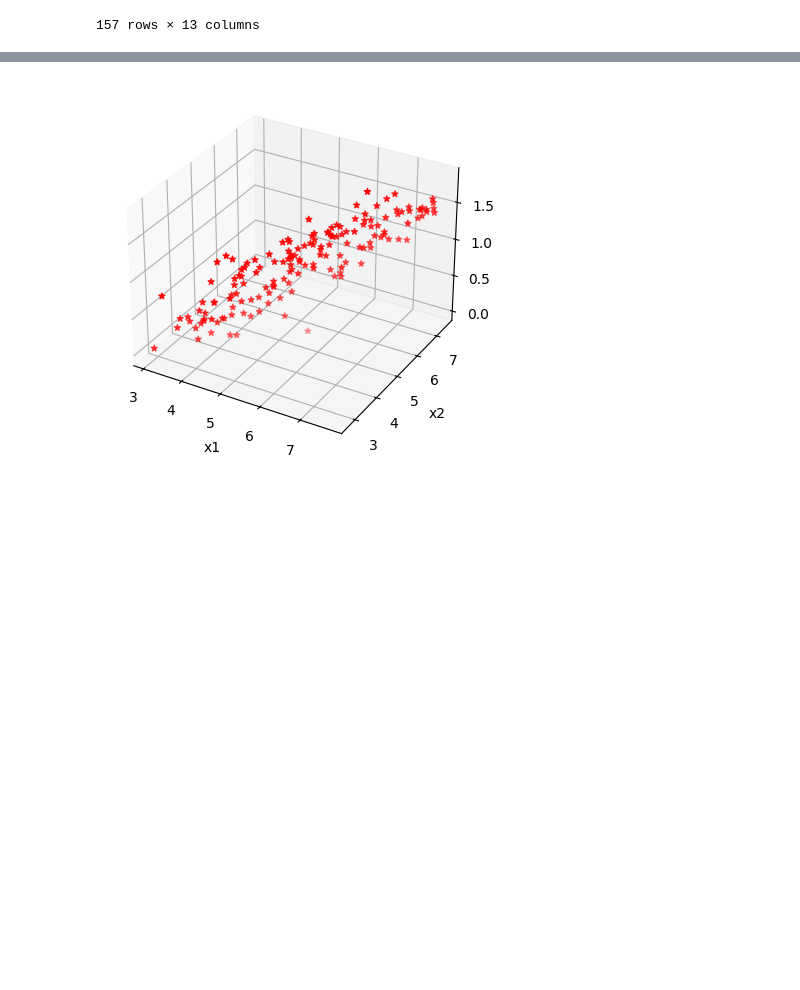
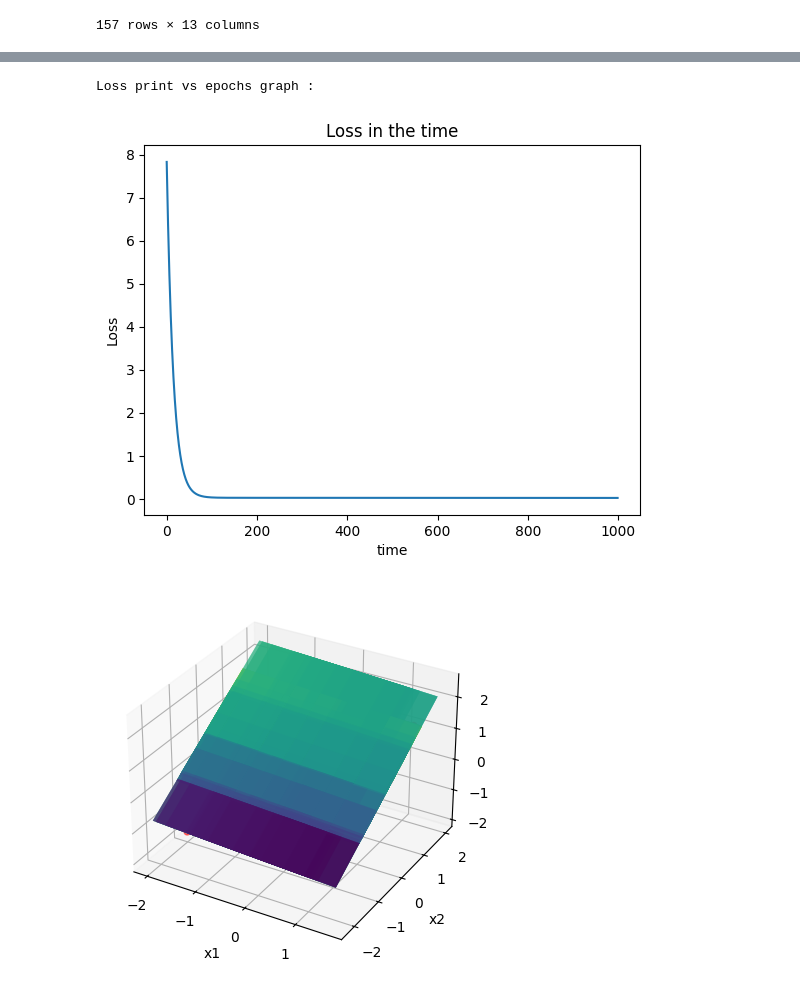
Before and after one commit to ibanespm/MACHINE-LEARNIG, a Jupyter notebook: supervised_Learning/regression/polynomicalRegression/LinearRegressionMultivariable.ipynb, the cells around one changed output, grey strips where cells are left out. Cells and saved outputs as stored; diff of their text form; code cells hidden in the pictures; blank space fills up the shorter version.

```diff
--- a/supervised_Learning/regression/polynomicalRegression/LinearRegressionMultivariable.ipynb
+++ b/supervised_Learning/regression/polynomicalRegression/LinearRegressionMultivariable.ipynb
@@ -337,4 +315,12 @@ def plot_3d(xx,zz,yy):
-# %%
-plot_3d(x_Upper,x_Lower,y_happiness_array)
-# %% [output]
-[figure, removed]
+# %%
+# CURVA DE APRENDIZAJE DURANTE EL TRAIN( CURVA DE LOSS)
+
+print("Loss print vs epochs graph :")
+
+LRM2.plot_error(time_stamp_,error_list_) # # Display how the error decreases over epochs
+
+LRM2.plot_plane (x_train[:,:1],x_train[:,1:2] , LRM.H(x_train))
+# %% [output]
+Loss print vs epochs graph :
+[figure, added]
+[figure, added]
```
Also changed, not shown: parts of 20 cells of this notebook.
